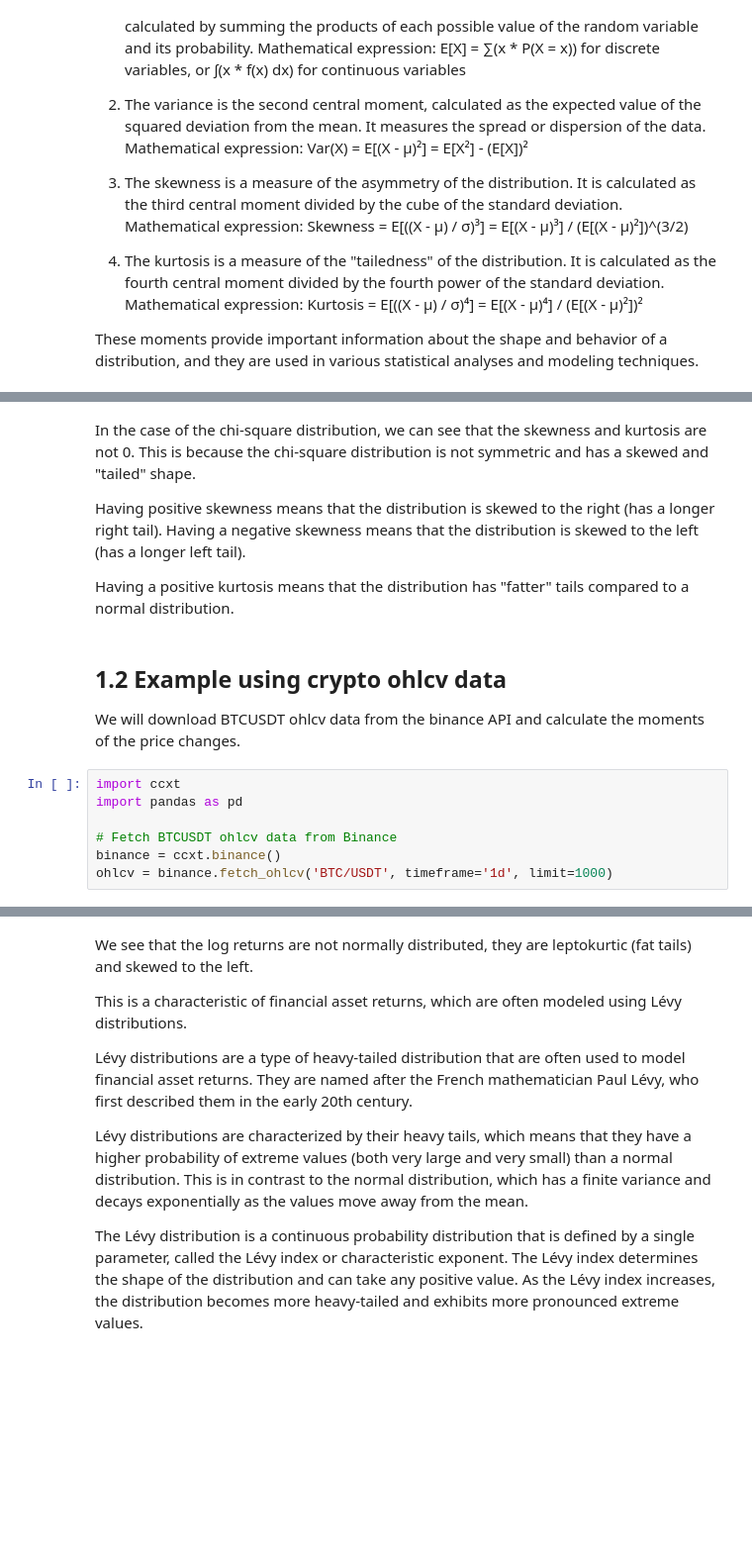
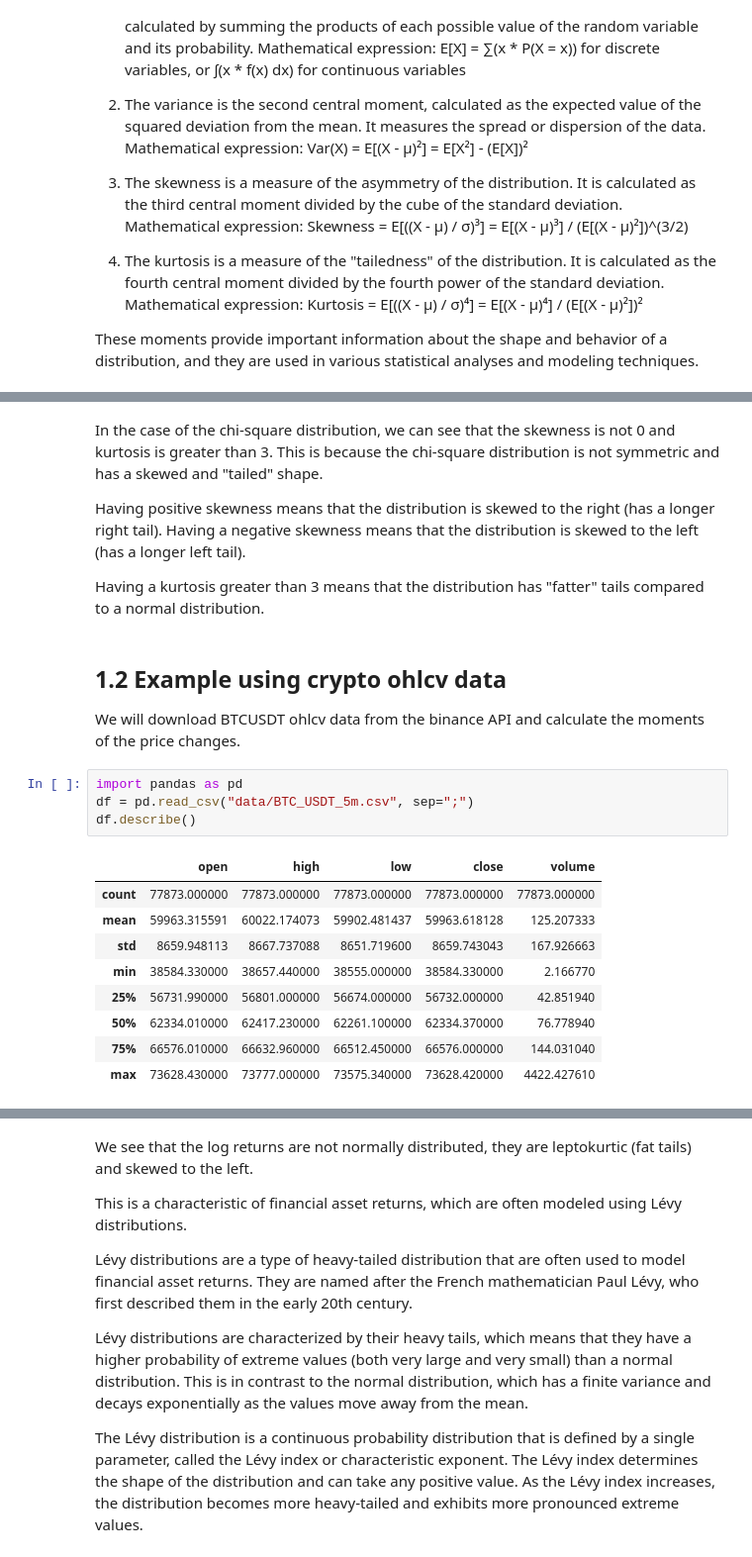
Before and after one commit to AdolfoVillalobos/quant-finance-notebooks, a Jupyter notebook: notebooks/02-moments.ipynb, the cells around one changed output, grey strips where cells are left out. Shown: that part at 99% size. Saved outputs shown, nothing was run; the diff lists cells and outputs as text; blank space fills up the shorter version.

```diff
--- a/notebooks/02-moments.ipynb
+++ b/notebooks/02-moments.ipynb
@@ -109,19 +109,26 @@ Kurtosis: 2.4383 vs 2.4000
 [figure]
 # %% [markdown]
-In the case of the chi-square distribution, we can see that the skewness and kurtosis are not 0. This is because the chi-square distribution is not symmetric and has a skewed and "tailed" shape.
+In the case of the chi-square distribution, we can see that the skewness is not 0 and kurtosis is greater than 3. This is because the chi-square distribution is not symmetric and has a skewed and "tailed" shape.
 
 Having positive skewness means that the distribution is skewed to the right (has a longer right tail). Having a negative skewness means that the distribution is skewed to the left (has a longer left tail).
 
-Having a positive kurtosis means that the distribution has "fatter" tails compared to a normal distribution.
+Having a kurtosis greater than 3 means that the distribution has "fatter" tails compared to a normal distribution.
 # %% [markdown]
 ## 1.2 Example using crypto ohlcv data
 
 We will download BTCUSDT ohlcv data from the binance API and calculate the moments of the price changes.
-# %%
-import ccxt
-import pandas as pd
-
-# Fetch BTCUSDT ohlcv data from Binance
-binance = ccxt.binance()
-ohlcv = binance.fetch_ohlcv('BTC/USDT', timeframe='1d', limit=1000)
+# %%
+import pandas as pd
+df = pd.read_csv("data/BTC_USDT_5m.csv", sep=";")
+df.describe()
+# %% [output]
+|  | open | high | low | close | volume |
+| count | 77873.000000 | 77873.000000 | 77873.000000 | 77873.000000 | 77873.000000 |
+| mean | 59963.315591 | 60022.174073 | 59902.481437 | 59963.618128 | 125.207333 |
+| std | 8659.948113 | 8667.737088 | 8651.719600 | 8659.743043 | 167.926663 |
+| min | 38584.330000 | 38657.440000 | 38555.000000 | 38584.330000 | 2.166770 |
+| 25% | 56731.990000 | 56801.000000 | 56674.000000 | 56732.000000 | 42.851940 |
+| 50% | 62334.010000 | 62417.230000 | 62261.100000 | 62334.370000 | 76.778940 |
+| 75% | 66576.010000 | 66632.960000 | 66512.450000 | 66576.000000 | 144.031040 |
+| max | 73628.430000 | 73777.000000 | 73575.340000 | 73628.420000 | 4422.427610 |
 # %%
```
Also changed, not shown: parts of 5 cells of this notebook, 4 other files.
